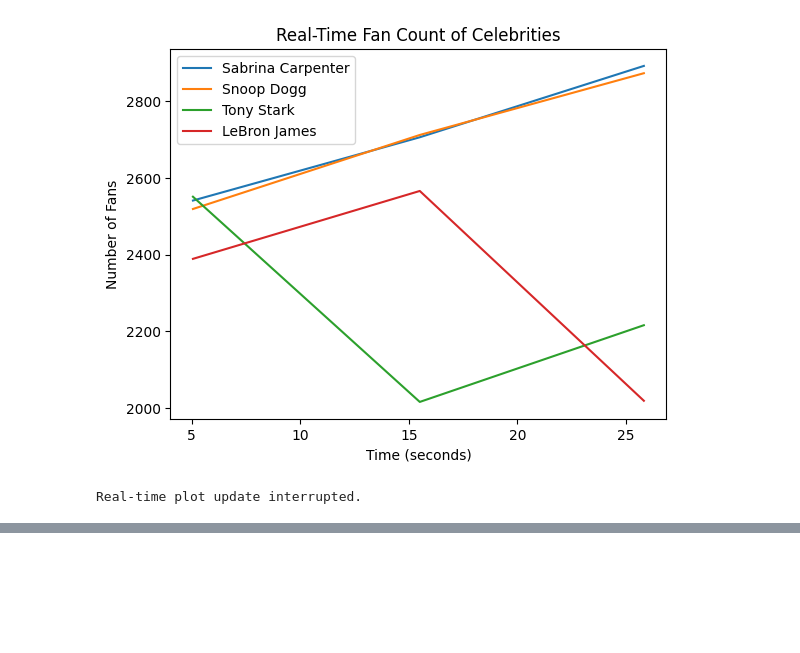
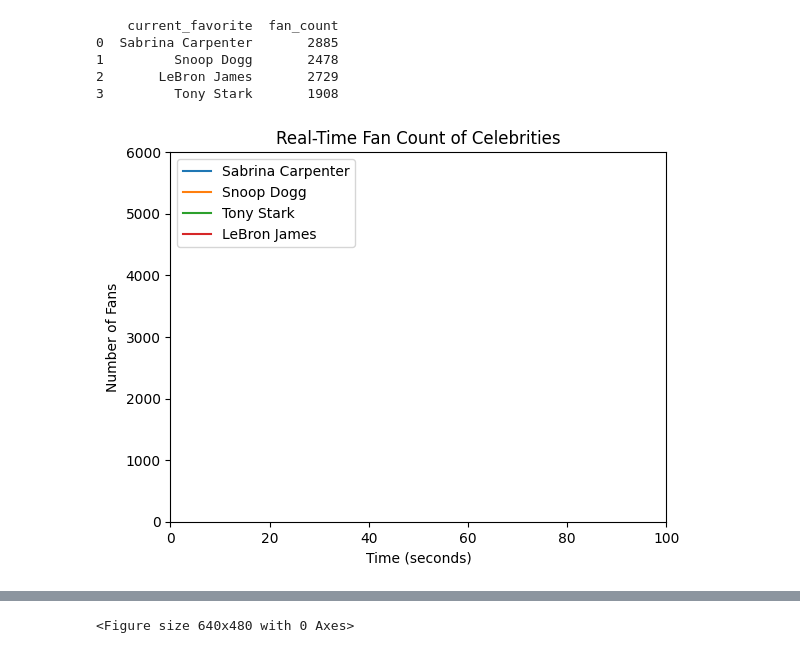
Before and after one commit to QueueTTP/CapStone, a Jupyter notebook: test.ipynb, the cells around one changed output, grey strips where cells are left out. Cells and saved outputs as stored; diff of their text form; code cells hidden in the pictures; blank space fills up the shorter version.

Commit message:
dynamic events

```diff
--- a/test.ipynb
+++ b/test.ipynb
@@ -46,5 +9,0 @@ def get_fan_counts(connection):
-# %%
-df = get_fan_counts()
-clear_output(wait=True)
-display(df)
-time.sleep(5)
@@ -51,55 +14,97 @@ time.sleep(5)
 # %%
+import mysql.connector
+import os
+import pandas as pd
+import matplotlib.pyplot as plt
+import time
+from dotenv import load_dotenv
+
+# Load environment variables
+load_dotenv()
+
+# Function to create a raw MySQL connection
+def create_connection():
+    connection = mysql.connector.connect(
+        host=os.getenv('DB_HOST'),
+        user=os.getenv('DB_USER'),
+        password=os.getenv('DB_PASSWORD'),
+        database=os.getenv('DB_NAME')
+    )
+    return connection
+
+# Function to retrieve the fan count for each celebrity
+def get_fan_counts(connection):
+    query = """
+    SELECT current_favorite, COUNT(*) as fan_count
+    FROM user_dynamic_preferences
+    GROUP BY current_favorite;
+    """
+    # Use the raw MySQL connection to fetch the data
+    df = pd.read_sql(query, con=connection)
+    return df
+
 # Function to display real-time updating line plot
 def display_real_time_plot(refresh_interval=5):
     plt.ion()  # Turn on interactive mode
     fig, ax = plt.subplots()
 
     # Initialize the plot
-    ax.set_xlabel('Time')
+    ax.set_xlabel('Time (seconds)')
     ax.set_ylabel('Number of Fans')
     ax.set_title('Real-Time Fan Count of Celebrities')
-    ax.set_ylim(0, 6000)
+    ax.set_ylim(0, 6000)  # Adjust according to expected fan counts
     ax.set_xlim(0, 100)
 
     # To track data over time
     time_data = []
     fan_counts_data = {celebrity: [] for celebrity in ['Sabrina Carpenter', 'Snoop Dogg', 'Tony Stark', 'LeBron James']}
+
+    # Initialize empty plot lines for each celebrity
+    lines = {}
+    for celebrity in fan_counts_data.keys():
+        lines[celebrity], = ax.plot([], [], label=celebrity)
+
+    ax.legend(loc='upper left')
 
     try:
         start_time = time.time()
         while True:
             current_time = time.time() - start_time
             time_data.append(current_time)
 
-            df = get_fan_counts()
+            # Fetch the latest fan counts
+            connection = create_connection()
+            df = get_fan_counts(connection)
+            connection.close()
+
+            print(df)  # Debugging: Print the DataFrame to see if it updates
+
             for celebrity in fan_counts_data.keys():
                 fan_count = df[df['current_favorite'] == celebrity]['fan_count'].sum() if not df[df['current_favorite'] == celebrity].empty else 0
                 fan_counts_data[celebrity].append(fan_count)
 
-            clear_output(wait=True)
+                # Update the plot data without clearing it
+                lines[celebrity].set_data(time_data, fan_counts_data[celebrity])
 
+            ax.relim()  # Recompute the limits based on the data
+            ax.autoscale_view()  # Rescale the view to include the new data
 
-            ax.clear()
-            ax.set_xlabel('Time (seconds)')
-            ax.set_ylabel('Number of Fans')
-            ax.set_title('Real-Time Fan Count of Celebrities')
-
-            for celebrity, fan_counts in fan_counts_data.items():
-                ax.plot(time_data, fan_counts, label=celebrity)
-
-            ax.legend(loc='upper left')
-            display(fig)
+            plt.draw()
             plt.pause(0.1)
 
             time.sleep(refresh_interval)
     except KeyboardInterrupt:
         print("Real-time plot update interrupted.")
     finally:
         plt.ioff()
         plt.show()
 
 # Main script
 display_real_time_plot(refresh_interval=5)  # Update every 5 seconds
 # %% [output]
+    current_favorite  fan_count
+0  Sabrina Carpenter       2885
+1         Snoop Dogg       2478
+2       LeBron James       2729
+3         Tony Stark       1908
-[figure, old version]
+[figure, new version]
-Real-time plot update interrupted.
@@ -105,0 +116 @@ Real-time plot update interrupted.
+<Figure size 640x480 with 0 Axes>
```
Also changed, not shown: parts of 5 cells of this notebook.
